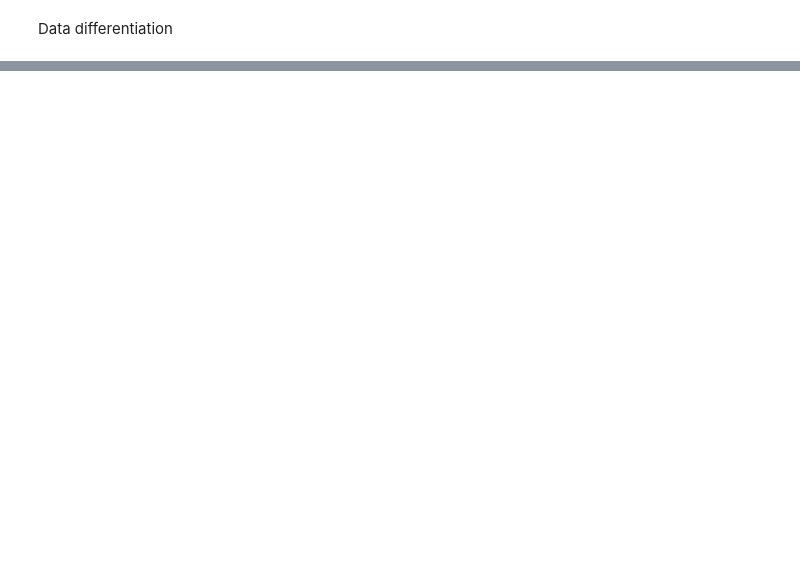
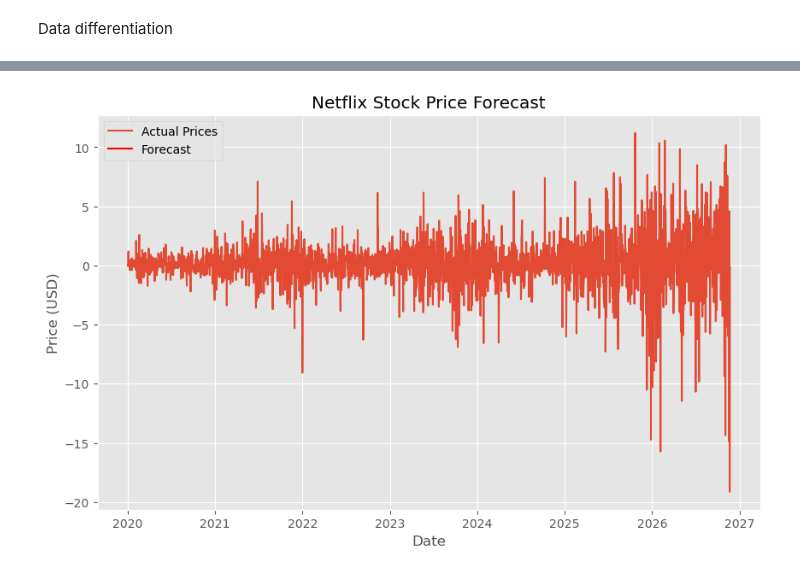
Before and after one commit to SilbaB/Time_Series, a Jupyter notebook: TimeSeries.ipynb, the cells around one changed output, grey strips where cells are left out. Saved outputs shown, nothing was run; the diff lists cells and outputs as text; code cells hidden in the pictures; blank space fills up the shorter version.

```diff
--- a/TimeSeries.ipynb
+++ b/TimeSeries.ipynb
@@ -250,0 +349,21 @@ Length: 2423, dtype: object
+# %%
+# Generate future dates starting right after the last date in your original data
+forecast_index = pd.date_range(start=data.index[-1] + pd.Timedelta(days=1), periods=30, freq='D')
+
+# Forecast the next 30 steps
+forecast = model_fit.forecast(steps=30)
+
+# Create forecast series with correct future index
+forecast_series = pd.Series(forecast, index=forecast_index)
+
+# Plot the results
+plt.figure(figsize=(10, 6))
+plt.plot(data.index, Close_Diff, label='Actual Prices')
+plt.plot(forecast.index, forecast_series, label='Forecast', color='red')
+plt.title('Netflix Stock Price Forecast')
+plt.xlabel('Date')
+plt.ylabel('Price (USD)')
+plt.legend()
+plt.show()
+# %% [output]
+[figure, added]
```
Also changed, not shown: parts of 62 cells of this notebook, 3 other files.
